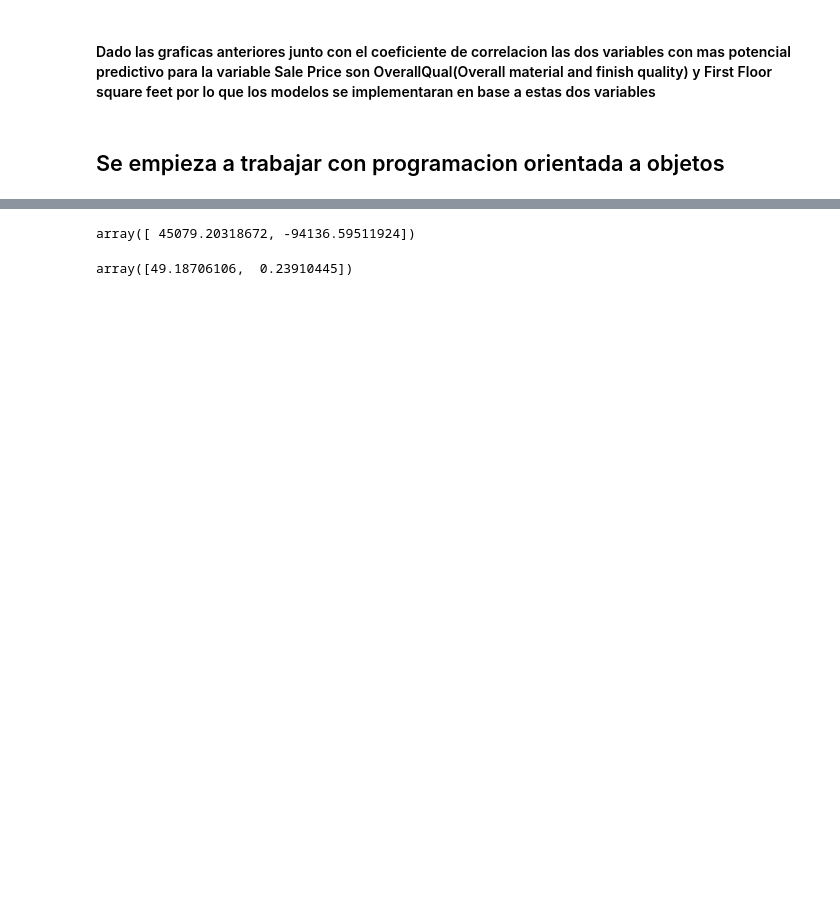
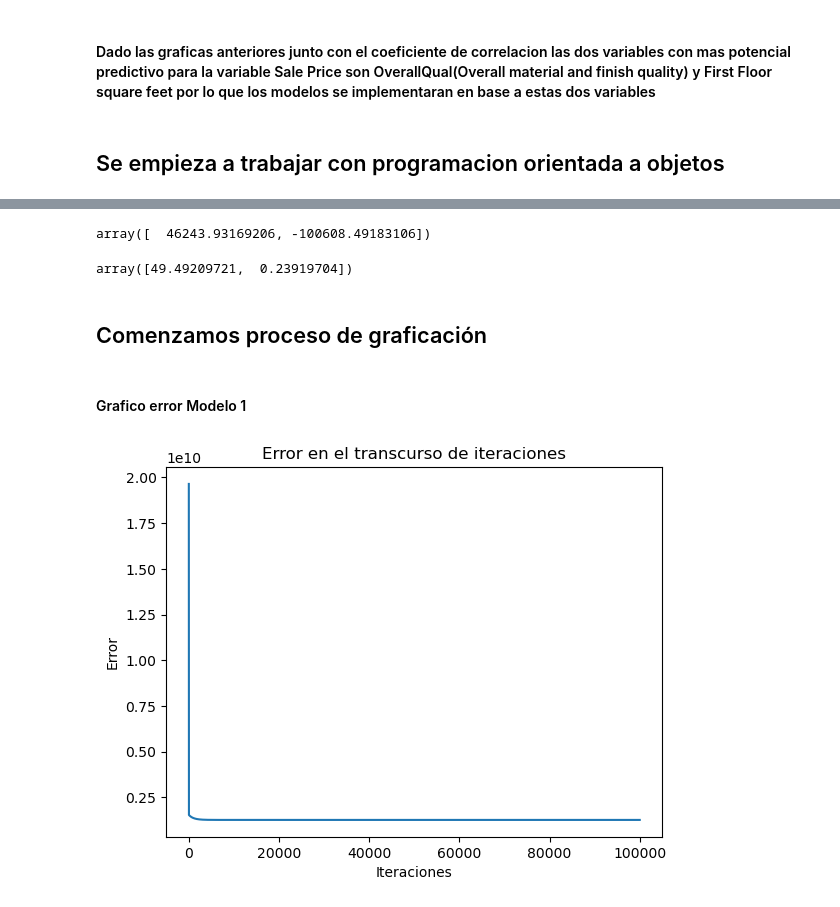
Before and after one commit to fhprime/Proyecto-Ciencia-de-Datos-FH-18003299, a Jupyter notebook: Proyecto Data Science Python FH 18003299.ipynb, the cells around one changed output, grey strips where cells are left out. Saved outputs shown, nothing was run; the diff lists cells and outputs as text; code cells hidden in the pictures; blank space fills up the shorter version.

Commit message:
Funcion para graficar error

```diff
--- a/Proyecto Data Science Python FH 18003299.ipynb
+++ b/Proyecto Data Science Python FH 18003299.ipynb
@@ -228,6 +228,16 @@ class Modelo:
 
     def obtain_dict_errores(self):
         return self.dic_errores
+
+    def graph_error_time(self):
+        lista_iteraciones1 = list(self.dic_errores.keys())
+        lista_error1 = list(self.dic_errores.values())
+
+        plt.plot(lista_iteraciones1,lista_error1)
+        plt.ylabel('Error')
+        plt.xlabel('Iteraciones')
+        plt.title("Error en el transcurso de iteraciones")
+        plt.show()
 # %%
 Modelo1 = Modelo(OverallQual,sale_price,100001,1000,0.01)
 Modelo2 = Modelo(stFLsf,sale_price,261,1,0.000000001)
@@ -275,9 +285,11 @@ El error es de: 10009846221.97309 para la iteracion: 260
 beta1 = Modelo1.obtain_last_betas()
 beta1
 # %% [output]
-array([ 45079.20318672, -94136.59511924])
+array([  46243.93169206, -100608.49183106])
 # %%
 beta2 = Modelo2.obtain_last_betas()
 beta2
 # %% [output]
-array([49.18706106,  0.23910445])
+array([49.49209721,  0.23919704])
+# %% [markdown]
+## Comenzamos proceso de graficación
@@ -283,0 +299,6 @@ array([49.18706106,  0.23910445])
+# %% [markdown]
+#### Grafico error Modelo 1
+# %%
+Modelo1.graph_error_time()
+# %% [output]
+[figure, added]
```
Also changed, not shown: parts of 18 cells of this notebook.
